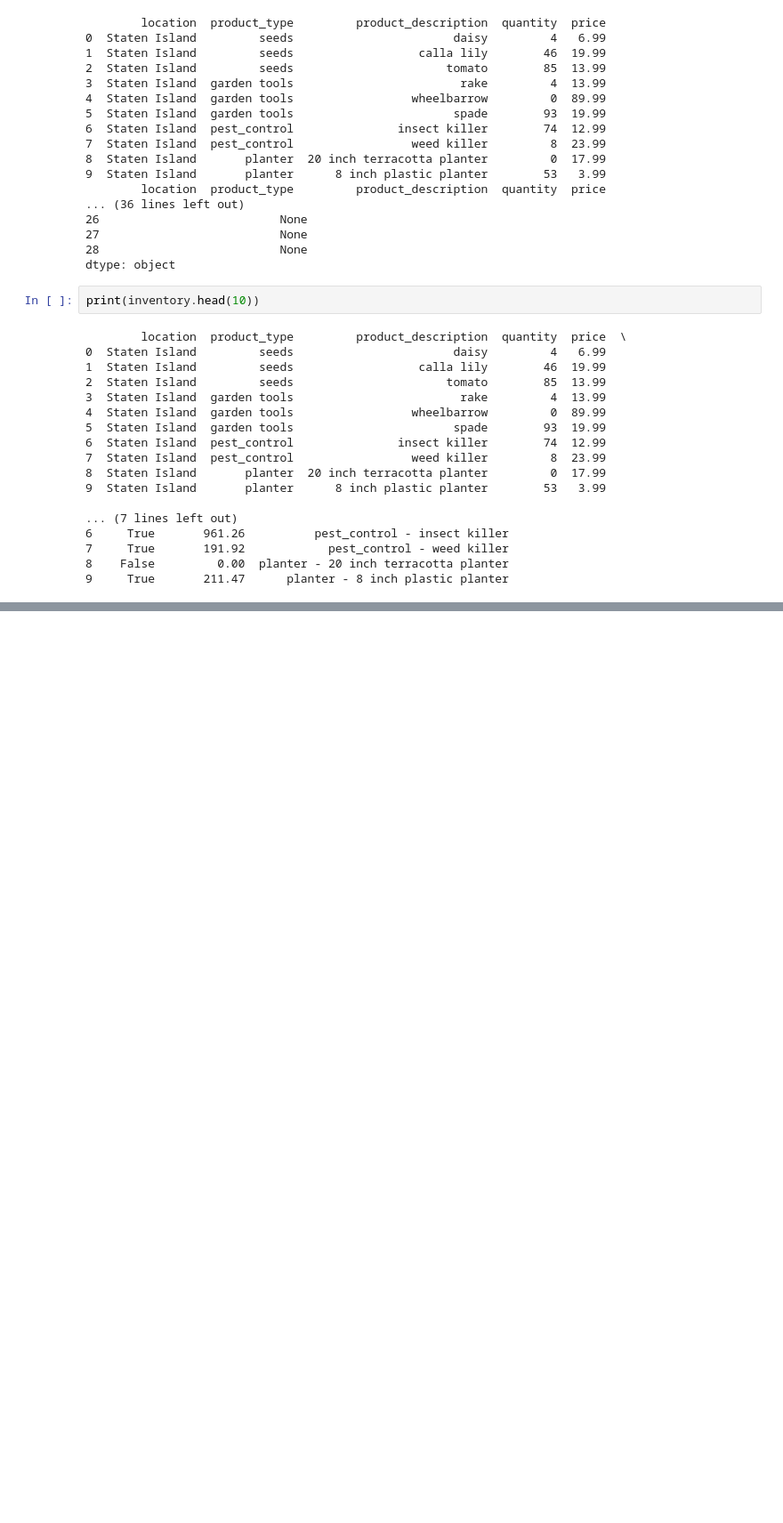
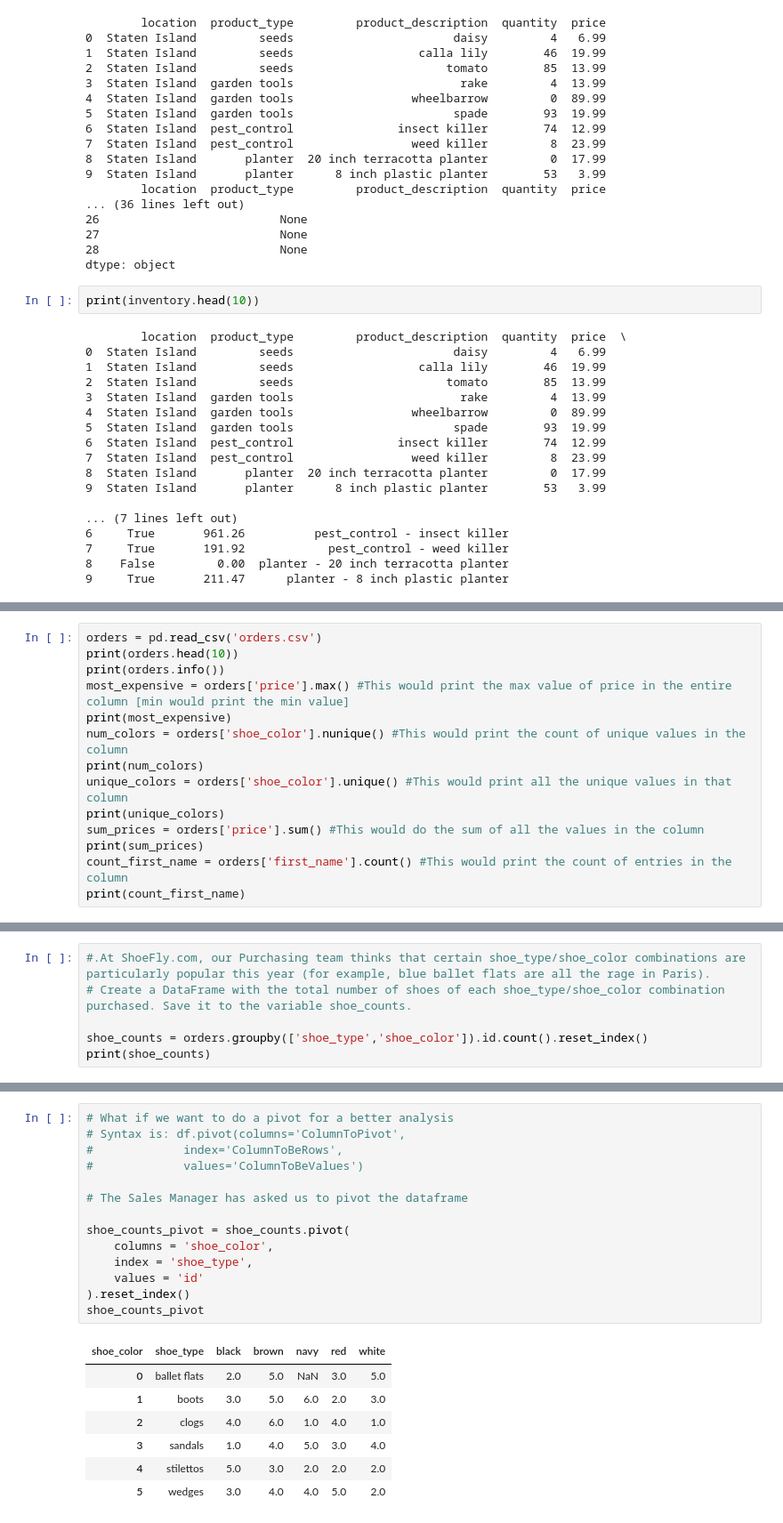
Before and after one commit to Jig3008/PandasAtoZ, a Jupyter notebook: AllAboutPandas.ipynb, the cells around one changed output, grey strips where cells are left out. Shown at 89% size. Drawn from its saved outputs; the diff is of its cells as text; blank space fills up the shorter version.

```diff
--- a/AllAboutPandas.ipynb
+++ b/AllAboutPandas.ipynb
@@ -608,0 +611,14 @@ print(inventory.head(10))
+# %%
+orders = pd.read_csv('orders.csv')
+print(orders.head(10))
+print(orders.info())
+most_expensive = orders['price'].max() #This would print the max value of price in the entire column [min would print the min value]
+print(most_expensive)
+num_colors = orders['shoe_color'].nunique() #This would print the count of unique values in the column
+print(num_colors)
+unique_colors = orders['shoe_color'].unique() #This would print all the unique values in that column
+print(unique_colors)
+sum_prices = orders['price'].sum() #This would do the sum of all the values in the column
+print(sum_prices)
+count_first_name = orders['first_name'].count() #This would print the count of entries in the column
+print(count_first_name)
@@ -608,0 +699,6 @@ print(inventory.head(10))
+# %%
+#.At ShoeFly.com, our Purchasing team thinks that certain shoe_type/shoe_color combinations are particularly popular this year (for example, blue ballet flats are all the rage in Paris).
+# Create a DataFrame with the total number of shoes of each shoe_type/shoe_color combination purchased. Save it to the variable shoe_counts.
+
+shoe_counts = orders.groupby(['shoe_type','shoe_color']).id.count().reset_index()
+print(shoe_counts)
@@ -608,0 +723,22 @@ print(inventory.head(10))
+# %%
+# What if we want to do a pivot for a better analysis
+# Syntax is: df.pivot(columns='ColumnToPivot',
+#             index='ColumnToBeRows',
+#             values='ColumnToBeValues')
+
+# The Sales Manager has asked us to pivot the dataframe
+
+shoe_counts_pivot = shoe_counts.pivot(
+    columns = 'shoe_color',
+    index = 'shoe_type',
+    values = 'id'
+).reset_index()
+shoe_counts_pivot
+# %% [output]
+| shoe_color | shoe_type | black | brown | navy | red | white |
+| 0 | ballet flats | 2.0 | 5.0 | NaN | 3.0 | 5.0 |
+| 1 | boots | 3.0 | 5.0 | 6.0 | 2.0 | 3.0 |
+| 2 | clogs | 4.0 | 6.0 | 1.0 | 4.0 | 1.0 |
+| 3 | sandals | 1.0 | 4.0 | 5.0 | 3.0 | 4.0 |
+| 4 | stilettos | 5.0 | 3.0 | 2.0 | 2.0 | 2.0 |
+| 5 | wedges | 3.0 | 4.0 | 4.0 | 5.0 | 2.0 |
```
Also changed, not shown: parts of 11 cells of this notebook.
